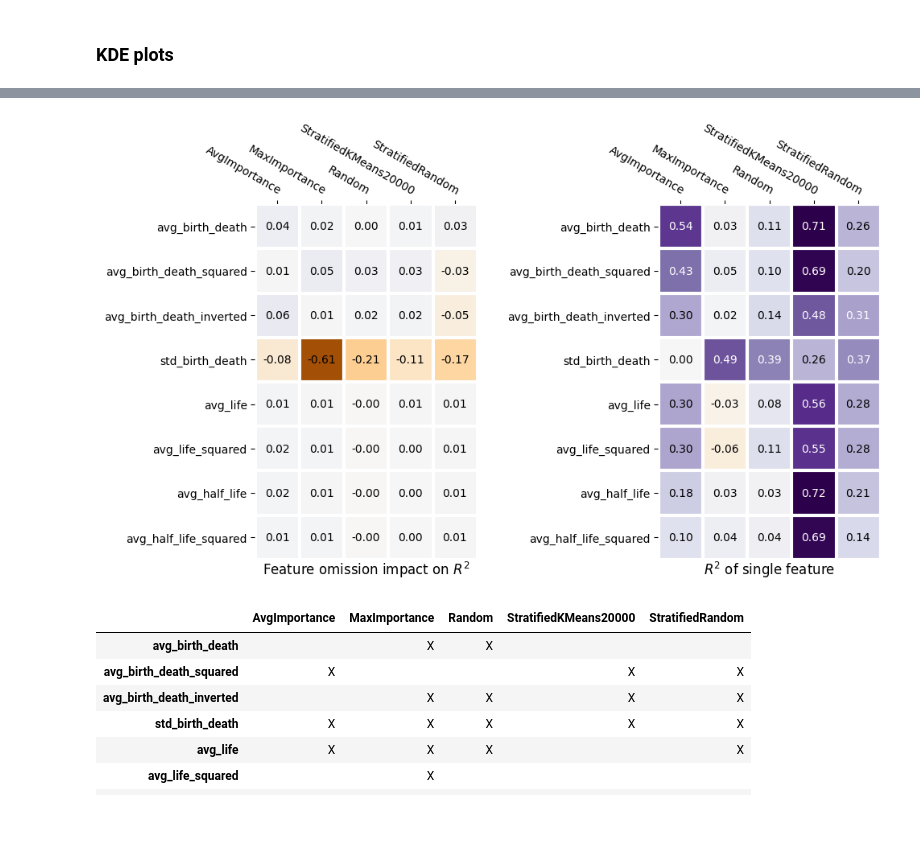
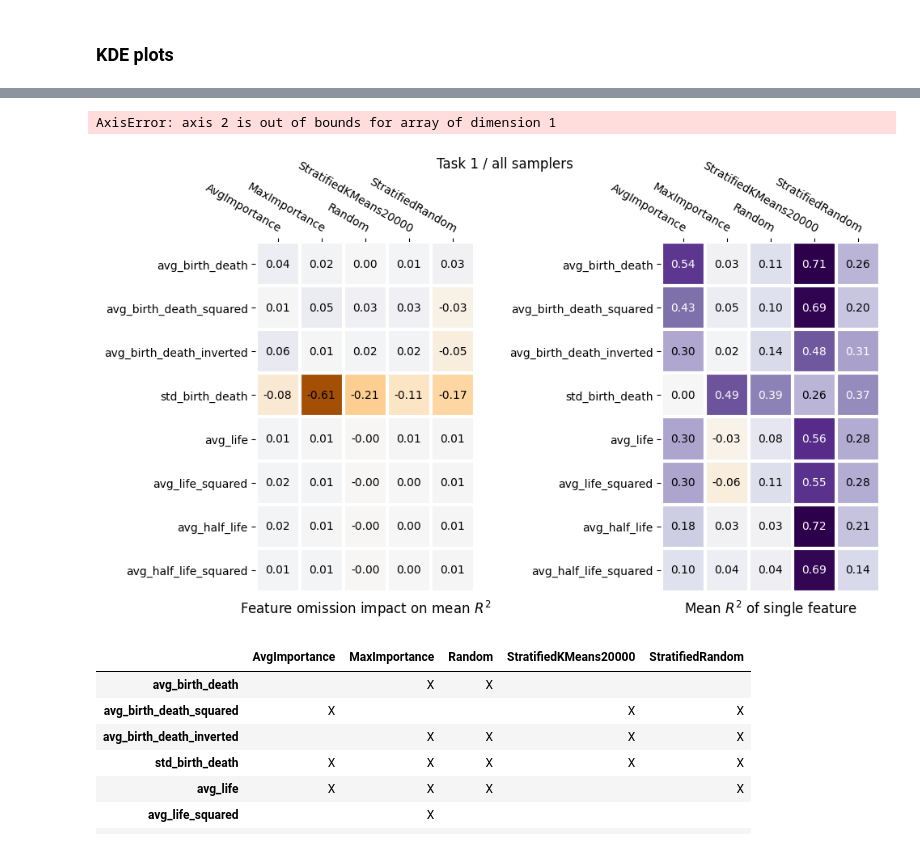
Before and after one commit to carpelli/tfm, a Jupyter notebook: tfm/notebooks/regression.ipynb, the cells around one changed output, grey strips where cells are left out. Saved outputs shown, nothing was run; the diff lists cells and outputs as text; code cells hidden in the pictures; blank space fills up the shorter version.

```diff
--- a/tfm/notebooks/regression.ipynb
+++ b/tfm/notebooks/regression.ipynb
@@ -77,0 +128,2 @@ def run_experiment(X, y, tries, model_fn):
+# %%
+feat = np.repeat(*zip(*features.items()))
@@ -77,0 +137,12 @@ def run_experiment(X, y, tries, model_fn):
+# %%
+from importlib import reload
+reload(nb_utils)
+
+hm = coeffs.mean(axis=1).reshape((2,-1))
+maxval = np.abs(hm).max()
+norm = colors.Normalize(-maxval, maxval)
+fig, ax = plt.subplots()
+im, _ = nb_utils.heatmap(hm, [0, 1], feat,
+						ax=ax, cmap='PuOr', norm=norm)
+nb_utils.annotate_heatmap(im, threshold=0.3)
+fig.tight_layout()
@@ -100,5 +173,5 @@ def results_for_sampler(task, files: list[Path]):
 def results_all_samplers(task):
 	samplers, files_task = zip(*nb_utils.get_files(task))
 	results = np.array(
-		[results_for_sampler(1, files_sampler) for files_sampler in files_task])
+		[results_for_sampler(task, files_sampler) for files_sampler in files_task])
 	return results, samplers
@@ -109,4 +178,6 @@ results = np.array(
 # %%
+results, samplers = results_all_samplers(1)
+
 pd.DataFrame({
 	'All features': [np.mean(extract_all(res)) for res in results],
 	'Best features': [np.mean(extract_best(res)) for res in results]
@@ -143,34 +233,39 @@ plt.show()
+# %%
+np.mean([r[r>=0] for r in results[:,-1]], axis=2).T
+# %% [output]
+AxisError: axis 2 is out of bounds for array of dimension 1
 # %%
 from importlib import reload
 reload(nb_utils)
 
 def heatmap_r2(results, samplers=None, wspace=0.6):
 	one_removed_r2s = np.mean(results[:,-2:-len(features)-2:-1], axis=2)
 	heatmaps = [
 		one_removed_r2s - np.mean(results[:,[-1]], axis=2),
 		np.mean(results[:,:len(features)], axis=2)
 	]
 
 	fig, axs = plt.subplots(1, 2, figsize=(10, 6))
 	titles = [
-		"Feature omission impact on $R^2$",
-		"$R^2$ of single feature"
+		"Feature omission impact on mean $R^2$",
+		"Mean $R^2$ of single feature"
 	]
 
 	maxval = np.abs(heatmaps).max()
 	norm = colors.Normalize(-maxval, maxval)
 	for i in 0, 1:
 		im, _ = nb_utils.heatmap(heatmaps[i].T, features.keys(), samplers,
 								ax=axs[i], cmap='PuOr', norm=norm)
 		nb_utils.annotate_heatmap(im, threshold=0.3)
-		axs[i].set_title(titles[i], y=-0.06)
+		axs[i].set_title(titles[i], y=-0.08)
 
 	fig.tight_layout()
 	plt.subplots_adjust(wspace=wspace)
 	return fig, axs
 
-heatmap_r2(results, samplers, wspace=0.6)
+fig, _ = heatmap_r2(results, samplers, wspace=0.6)
+fig.suptitle('Task 1 / all samplers')
 plt.show()
 # %% [output]
-[figure, old version]
+[figure, new version]
 # %%
```
Also changed, not shown: parts of 25 cells of this notebook, 2 other files.
